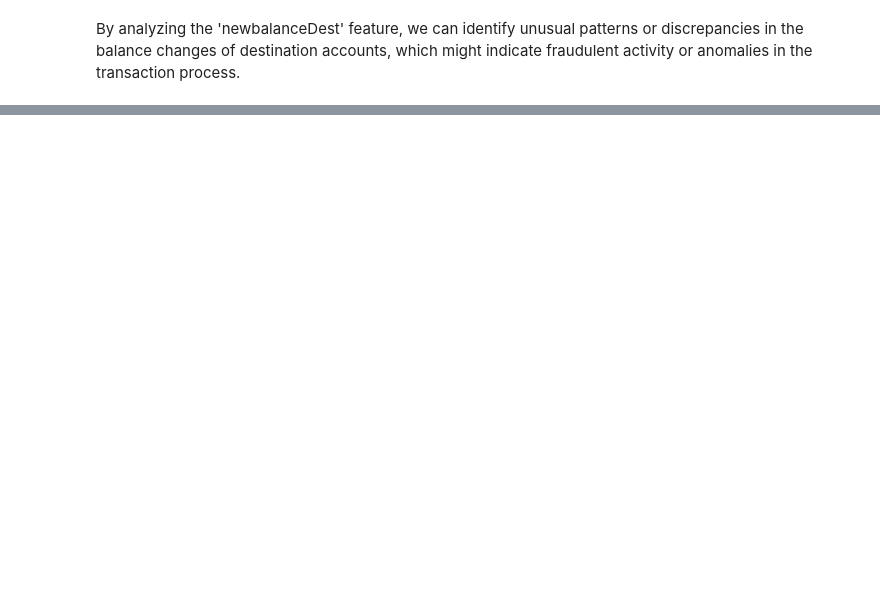
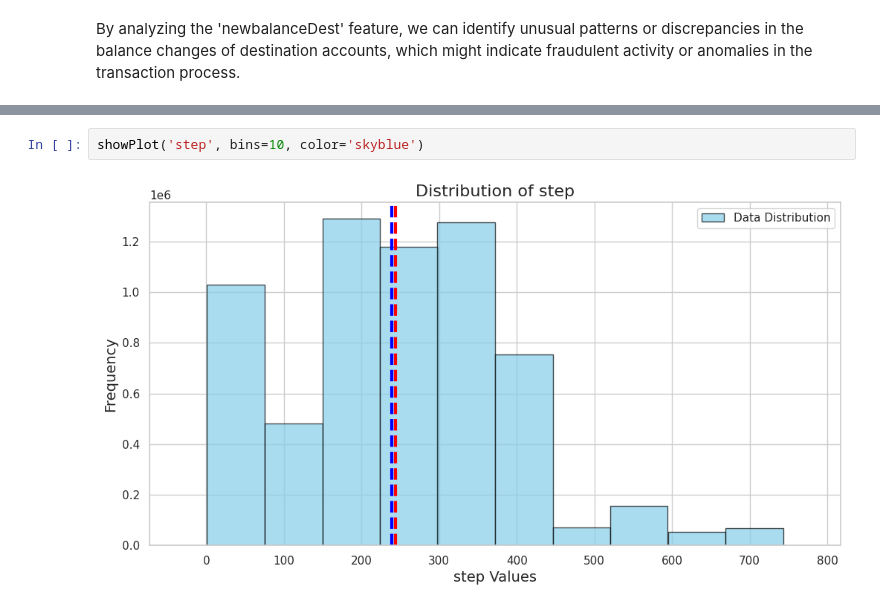
Before and after one commit to sergio11/online_payment_fraud, a Jupyter notebook: Online_Payment_Fraud_Detection.ipynb, the cells around one changed output, grey strips where cells are left out. Cells and saved outputs as stored; diff of their text form; blank space fills up the shorter version.

```diff
--- a/Online_Payment_Fraud_Detection.ipynb
+++ b/Online_Payment_Fraud_Detection.ipynb
@@ -363,0 +498,4 @@ By analyzing the 'newbalanceDest' feature, we can identify unusual patterns or d
+# %%
+showPlot('step', bins=10, color='skyblue')
+# %% [output]
+[figure, added]
```
Also changed, not shown: parts of 94 cells of this notebook.
